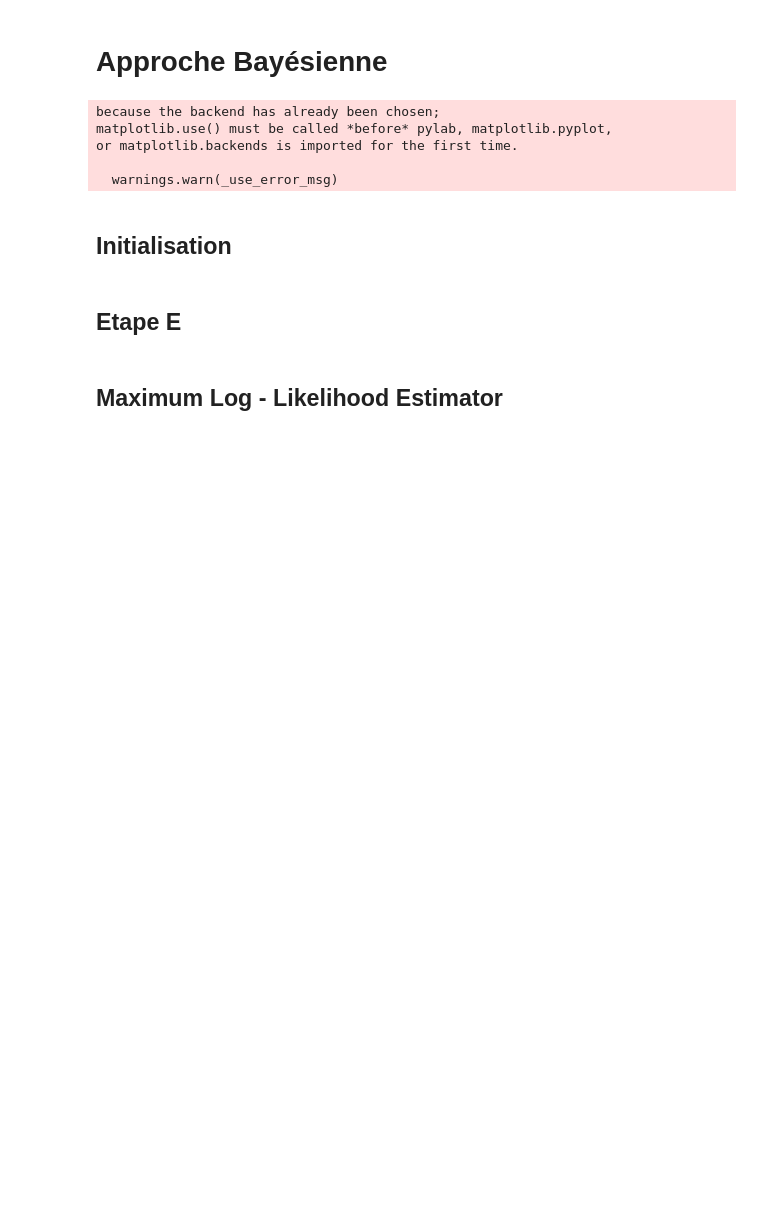
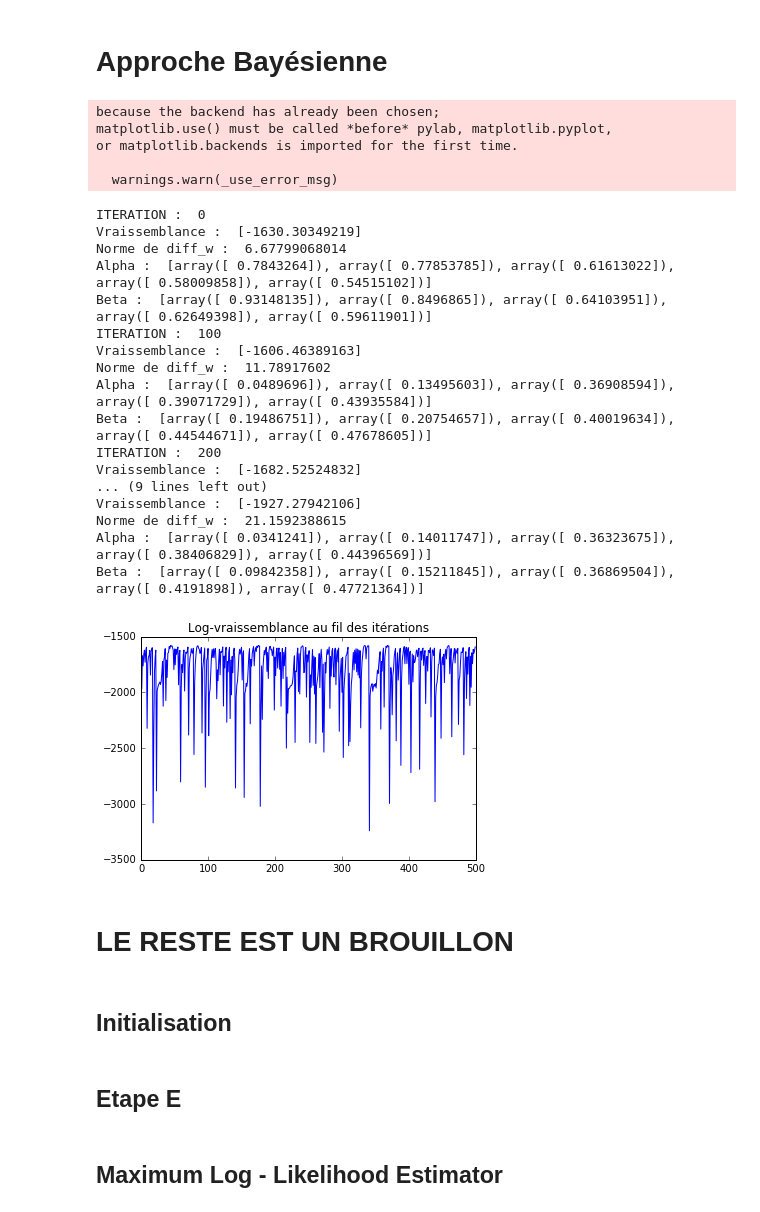
Before and after one commit to aurianeb/Learning-Crowds, a Jupyter notebook: Bayesian.ipynb, the cells around one changed output. Drawn from its saved outputs; the diff is of its cells as text; code cells hidden in the pictures; blank space fills up the shorter version.

```diff
--- a/Bayesian.ipynb
+++ b/Bayesian.ipynb
@@ -13,3 +13,9 @@ matplotlib.use() must be called *before* pylab, matplotlib.pyplot,
 or matplotlib.backends is imported for the first time.
 
   warnings.warn(_use_error_msg)
+# %%
+def sigma(z):
+    return 1/(1+np.exp(-z))
+
+def logit(z):
+    return np.log(z/(1-z))
@@ -16,3 +227,42 @@ or matplotlib.backends is imported for the first time.
+# %%
+#Paramètres du data set
+D = 10
+R = 5
+# %%
+#Nos hypothèses
+#Sensitivity
+mean_prior1 = np.random.rand(R) #Quel pourcentage de bonnes réponses l'expert donne en moyenne ?
+var_prior1 = np.random.rand(R) #Avec quelle incertitude ?
+#Sensibility
+mean_prior2 = np.random.rand(R) #Quel pourcentage de bonnes réponses l'expert donne en moyenne ?
+var_prior2 = np.random.rand(R) #Avec quelle incertitude ?
+#Weights
+gamma_prior = np.random.rand(D,D)
+# %%
+breast = model(D, R)
+breast.chargeData('Datasets/BreastCancer/DB_wdbc.csv')
+breast.train(mean_prior1, var_prior1, mean_prior2, var_prior2, gamma_prior,maxIter = 500, eta = 1, graphe = True)
+# %% [output]
+ITERATION :  0
+Vraissemblance :  [-1630.30349219]
+Norme de diff_w :  6.67799068014
+Alpha :  [array([ 0.7843264]), array([ 0.77853785]), array([ 0.61613022]), array([ 0.58009858]), array([ 0.54515102])]
+Beta :  [array([ 0.93148135]), array([ 0.8496865]), array([ 0.64103951]), array([ 0.62649398]), array([ 0.59611901])]
+ITERATION :  100
+Vraissemblance :  [-1606.46389163]
+Norme de diff_w :  11.78917602
+Alpha :  [array([ 0.0489696]), array([ 0.13495603]), array([ 0.36908594]), array([ 0.39071729]), array([ 0.43935584])]
+Beta :  [array([ 0.19486751]), array([ 0.20754657]), array([ 0.40019634]), array([ 0.44544671]), array([ 0.47678605])]
+ITERATION :  200
+Vraissemblance :  [-1682.52524832]
+... (9 lines left out)
+Vraissemblance :  [-1927.27942106]
+Norme de diff_w :  21.1592388615
+Alpha :  [array([ 0.0341241]), array([ 0.14011747]), array([ 0.36323675]), array([ 0.38406829]), array([ 0.44396569])]
+Beta :  [array([ 0.09842358]), array([ 0.15211845]), array([ 0.36869504]), array([ 0.4191898]), array([ 0.47721364])]
+[figure, added]
+# %% [markdown]
+# LE RESTE EST UN BROUILLON
 # %%
 wine = pd.read_csv('Datasets/whiteWine.csv', delimiter = ";")
 # %%
```
Also changed, not shown: parts of 2 cells of this notebook.
